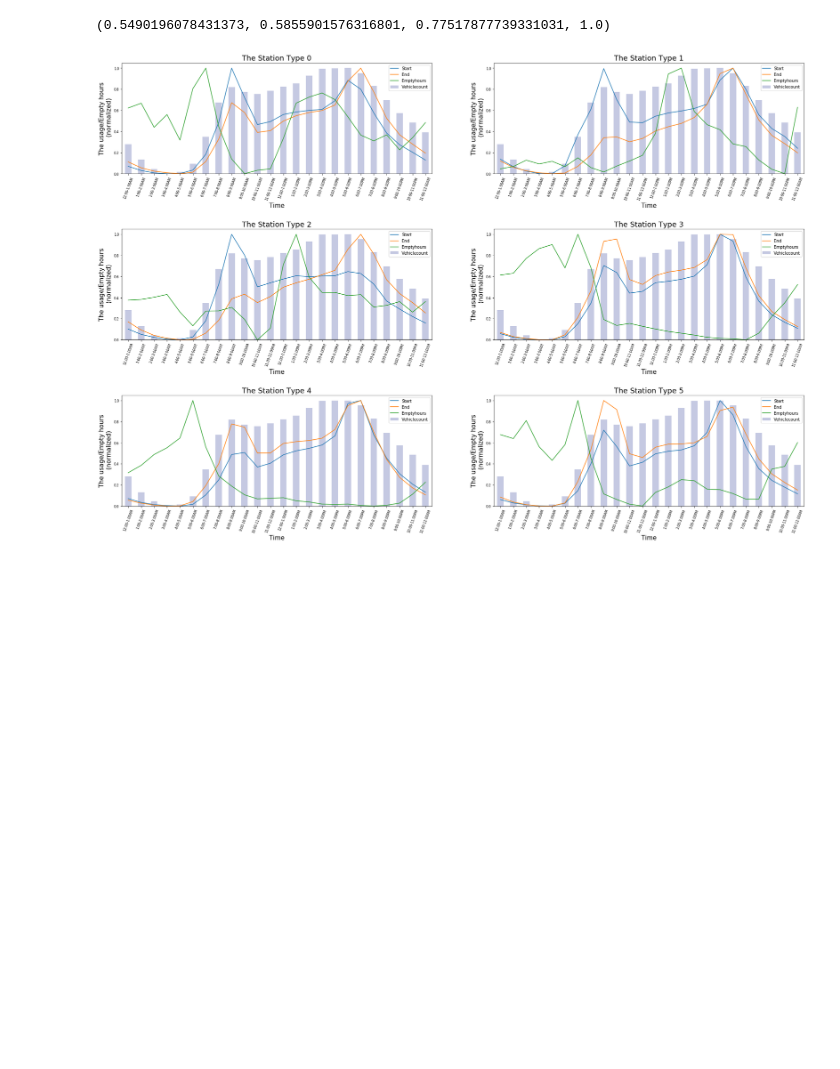
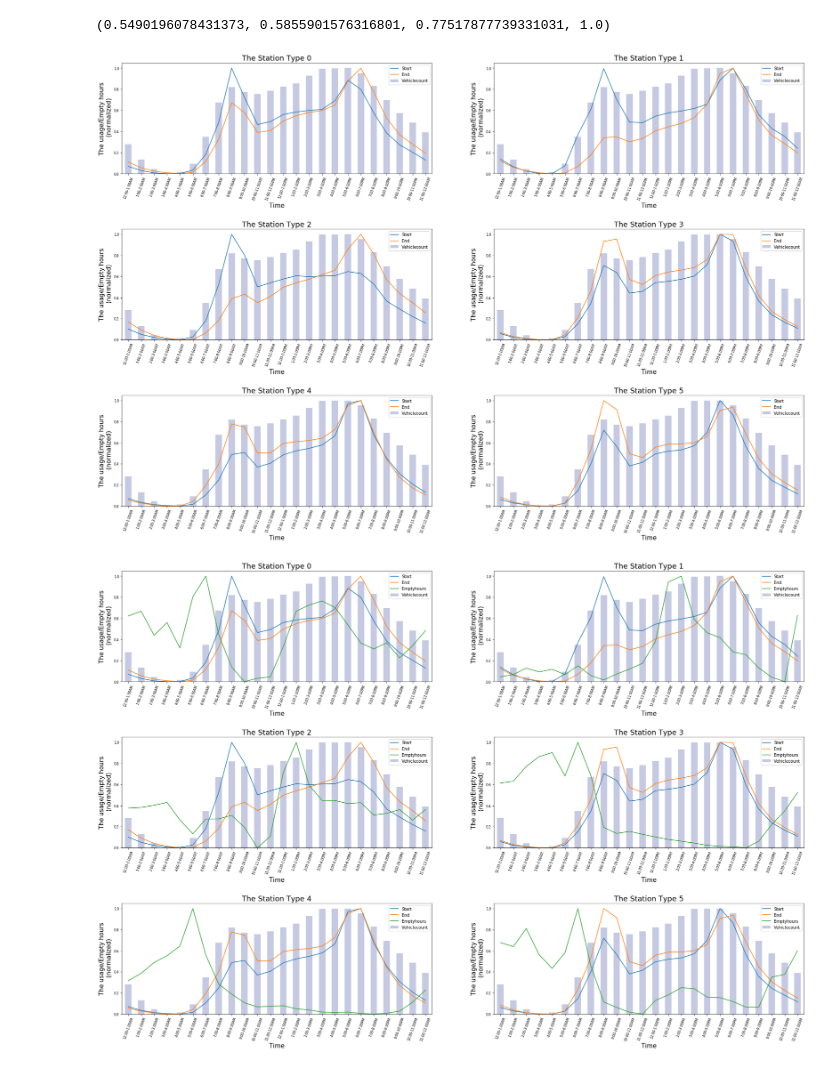
Before and after one commit to Sherryairui/CitiBike_Usage_Prediction_Model, a Jupyter notebook: Vehicle_count_Corr.ipynb, the cells around one changed output. Saved outputs shown, nothing was run; the diff lists cells and outputs as text; code cells hidden in the pictures; blank space fills up the shorter version.

Commit message:
vehicle

```diff
--- a/Vehicle_count_Corr.ipynb
+++ b/Vehicle_count_Corr.ipynb
@@ -630,6 +630,28 @@ len(vtse_scaled_1)
 colors
 # %% [output]
 (0.5490196078431373, 0.5855901576316801, 0.77517877739331031, 1.0)
+# %%
+fig = pl.figure(figsize=(30,20))
+
+for i in range(6):
+    ax = fig.add_subplot(3,2,i+1)
+    ax.set_title("The Station Type " + str(i),fontsize=18)
+    pl.xticks(fontsize=8)
+    pl.yticks(fontsize=8)
+    pl.xlabel("Daily",fontsize=15)
+    pl.ylabel("The usage/Empty hours\n (normalized)",fontsize=15)
+    ax.plot(dailyRange, list(psd_scaled_2.iloc[:,i].values), label="Start")
+    ax.plot(dailyRange, list(ped_scaled_3.iloc[:,i].values), label="End")
+    vtse_scaled_1['Total vehicle_count'].plot(x=dailyRange,kind="bar", alpha=0.5, label="Vehiclecount",color=colors)
+    #ax.plot(dailyRange, list(empty_to_scale.iloc[:,i].values), label="Emptyhours")
+    plt.xticks(rotation=70)
+
+    #ax.plot(dailyRange, emptysHour[i]*50, label="Empty")
+    #ax.plot(dailyRange, dailyendDiff[i], label="End")
+    plt.subplots_adjust(hspace=0.5)
+    pl.legend()
+# %% [output]
+[figure, added]
 # %%
 fig = pl.figure(figsize=(30,20))
 
```
